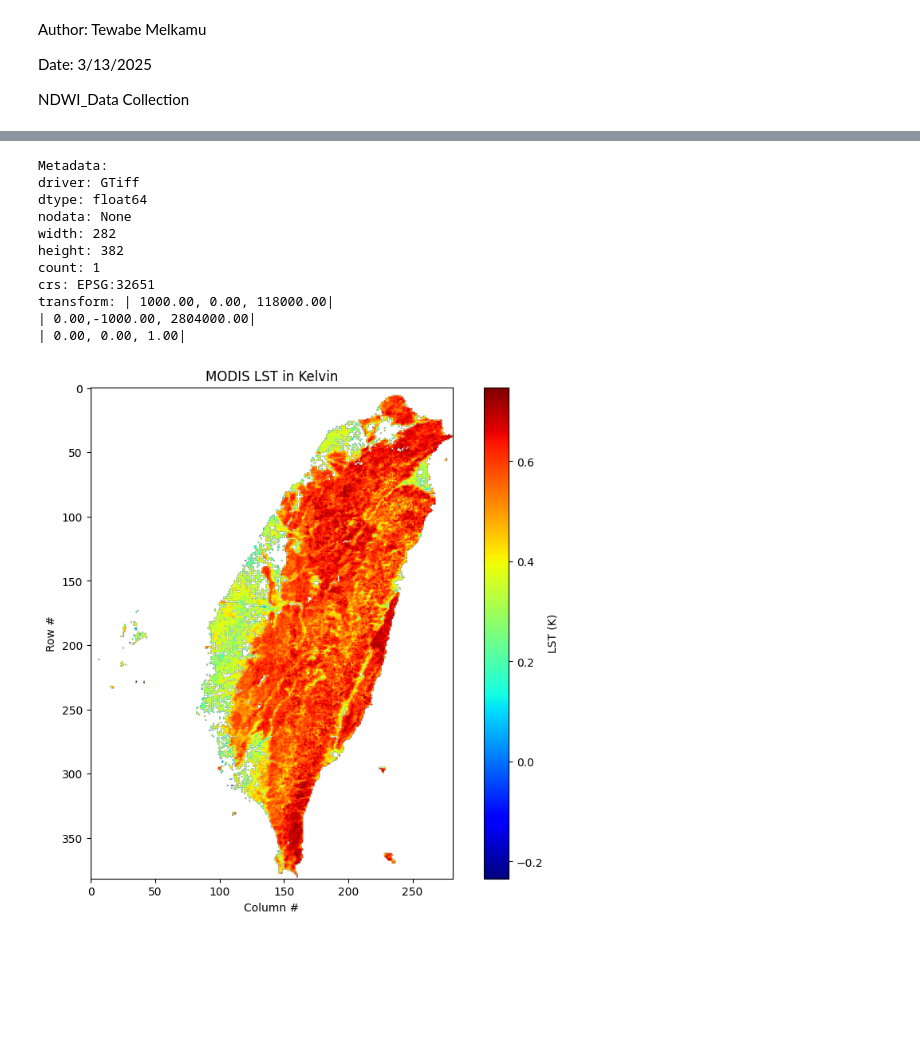
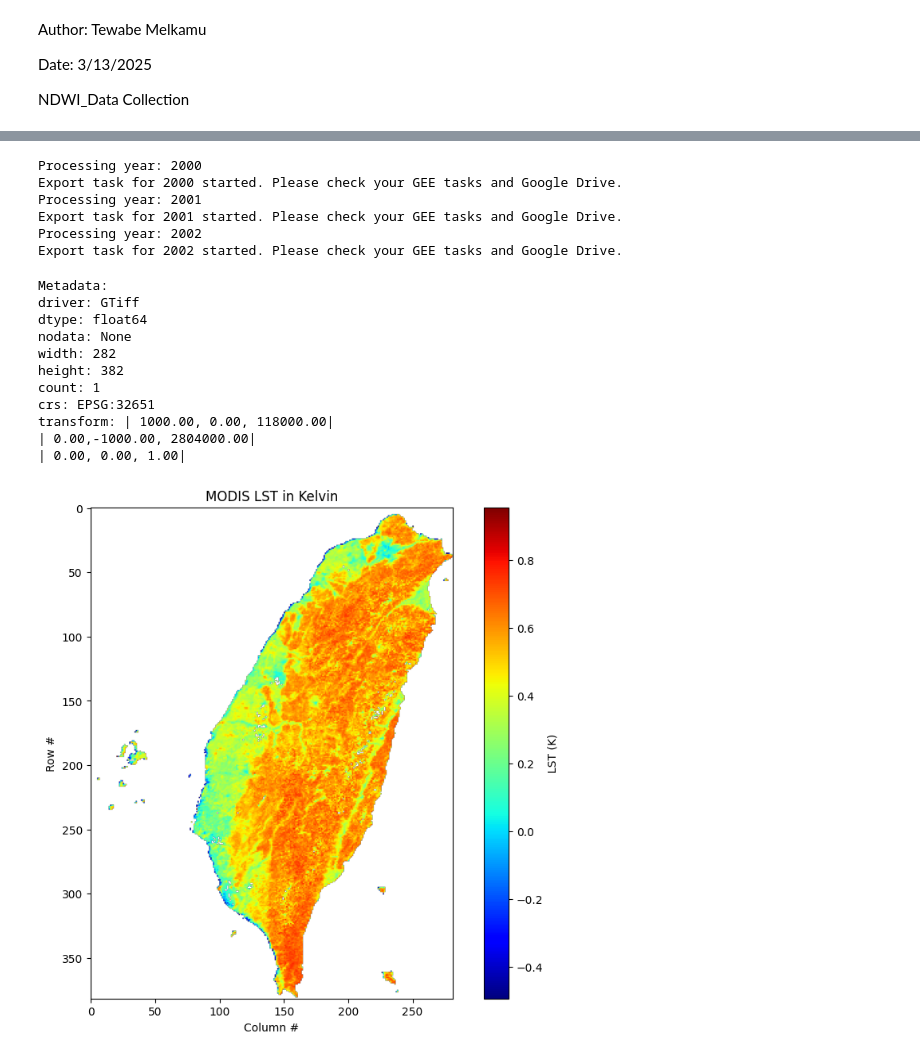
Before and after one commit to melkatewabe10/Machine-learning_LST-Estimation-, a Jupyter notebook: NDWI.ipynb, the cells around one changed output, grey strips where cells are left out. Cells and saved outputs as stored; diff of their text form; code cells hidden in the pictures; blank space fills up the shorter version.

```diff
--- a/NDWI.ipynb
+++ b/NDWI.ipynb
@@ -82,9 +189,9 @@ for year in range(2000, 2003):
 
     # Define and start the export task.
     task = ee.batch.Export.image.toDrive(
-        image=ndwi_masked,
+        image=ndwi_mean,
         description=f'NDWI_{year}',
-        folder='Taiwan_NDWI',  # Update to your desired Google Drive folder.
+        folder='NDWI_F',  # Update to your desired Google Drive folder.
         fileNamePrefix=f'NDWI_{year}',
         region=taiwan.geometry().bounds().getInfo()['coordinates'],
         scale=1000,  # Typical resolution for MODIS surface reflectance products.
@@ -103,6 +210,13 @@ for year in range(2000, 2003):
 # Map.addLayer(taiwan, {}, 'Taiwan Boundary')
 # Map.addLayerControl()  # Enable layer control
 # Map
+# %% [output]
+Processing year: 2000
+Export task for 2000 started. Please check your GEE tasks and Google Drive.
+Processing year: 2001
+Export task for 2001 started. Please check your GEE tasks and Google Drive.
+Processing year: 2002
+Export task for 2002 started. Please check your GEE tasks and Google Drive.
 # %%
 !pip install rasterio
 # %%
@@ -111,7 +225,7 @@ import matplotlib.pyplot as plt
 import numpy as np
 
 # Path to the downloaded GeoTIFF file.
-filename = '/content/drive/MyDrive/Taiwan_NDWI/NDWI_2024.tif'
+filename = '/content/drive/MyDrive/NDWI/NDWI_2021_Autumn.tif'
 
 # Open the file with rasterio
 with rasterio.open(filename) as src:
@@ -120,31 +234,31 @@ with rasterio.open(filename) as src:
     # Get metadata information
     meta = src.meta
     print("Metadata:")
     for key, value in meta.items():
         print(f"{key}: {value}")
 
 # Mask no-data values (if present)
 lst_masked = np.ma.masked_where(lst_data == src.nodata, lst_data)
 
 # Plot the LST image using matplotlib
 plt.figure(figsize=(10, 8))
 cmap = plt.cm.jet  # choose a colormap
 img = plt.imshow(lst_masked, cmap=cmap)
 plt.colorbar(img, label='LST (K)')
 plt.title('MODIS LST in Kelvin')
 plt.xlabel('Column #')
 plt.ylabel('Row #')
 plt.show()
 # %% [output]
 Metadata:
 driver: GTiff
 dtype: float64
 nodata: None
 width: 282
 height: 382
 count: 1
 crs: EPSG:32651
 transform: | 1000.00, 0.00, 118000.00|
 | 0.00,-1000.00, 2804000.00|
 | 0.00, 0.00, 1.00|
-[figure, old version]
+[figure, new version]
```
Also changed, not shown: parts of 4 cells of this notebook.
